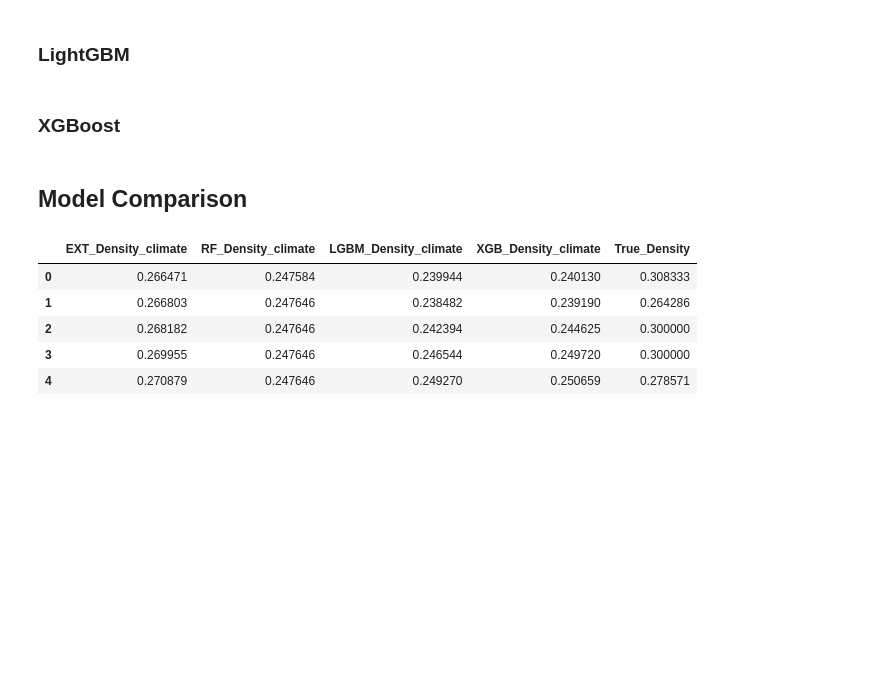
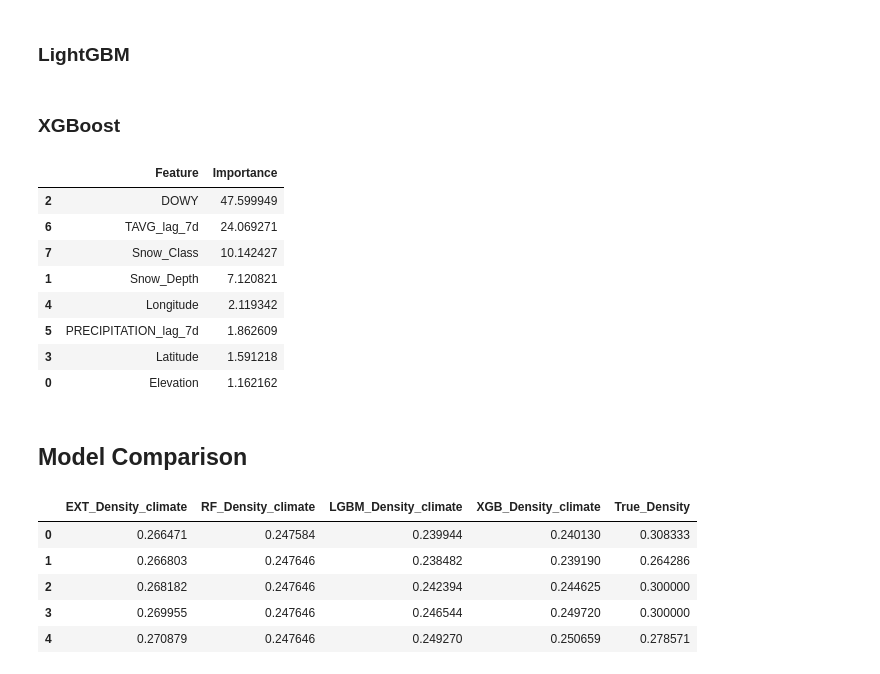
Before and after one commit to cryogars/density-models, a Jupyter notebook: notebooks/05_ml_models.ipynb, the cells around one changed output. Saved outputs shown, nothing was run; the diff lists cells and outputs as text; code cells hidden in the pictures; blank space fills up the shorter version.

```diff
--- a/notebooks/05_ml_models.ipynb
+++ b/notebooks/05_ml_models.ipynb
@@ -217,7 +227,7 @@ compare_multiple_models(main_model_swe_results, 'True_SWE')
 
 ### Extra Trees
 # %%
-climate7d_config = model_variant_selector(variant='climate_14d', data=raw_data)
+climate7d_config = model_variant_selector(variant='climate_7d', data=raw_data)
 
 processed_data_cat_7d=ecnoder_preprocessor(
     encoder='target',
@@ -309,6 +319,23 @@ xgb_7 = xgb.train(
 )
 
 y_pred_xgb_7 = xgb_7.predict(dtest)
+# %%
+pd.DataFrame(
+        data={
+            "Feature": xgb_7.feature_names,
+            "Importance": xgb_7.get_score(importance_type='gain').values()
+        }
+    ).sort_values(by="Importance", ascending=False)
+# %% [output]
+|  | Feature | Importance |
+| 2 | DOWY | 47.599949 |
+| 6 | TAVG_lag_7d | 24.069271 |
+| 7 | Snow_Class | 10.142427 |
+| 1 | Snow_Depth | 7.120821 |
+| 4 | Longitude | 2.119342 |
+| 5 | PRECIPITATION_lag_7d | 1.862609 |
+| 3 | Latitude | 1.591218 |
+| 0 | Elevation | 1.162162 |
 # %% [markdown]
 ## Model Comparison
 # %%
```
Also changed, not shown: parts of 2 cells of this notebook.
